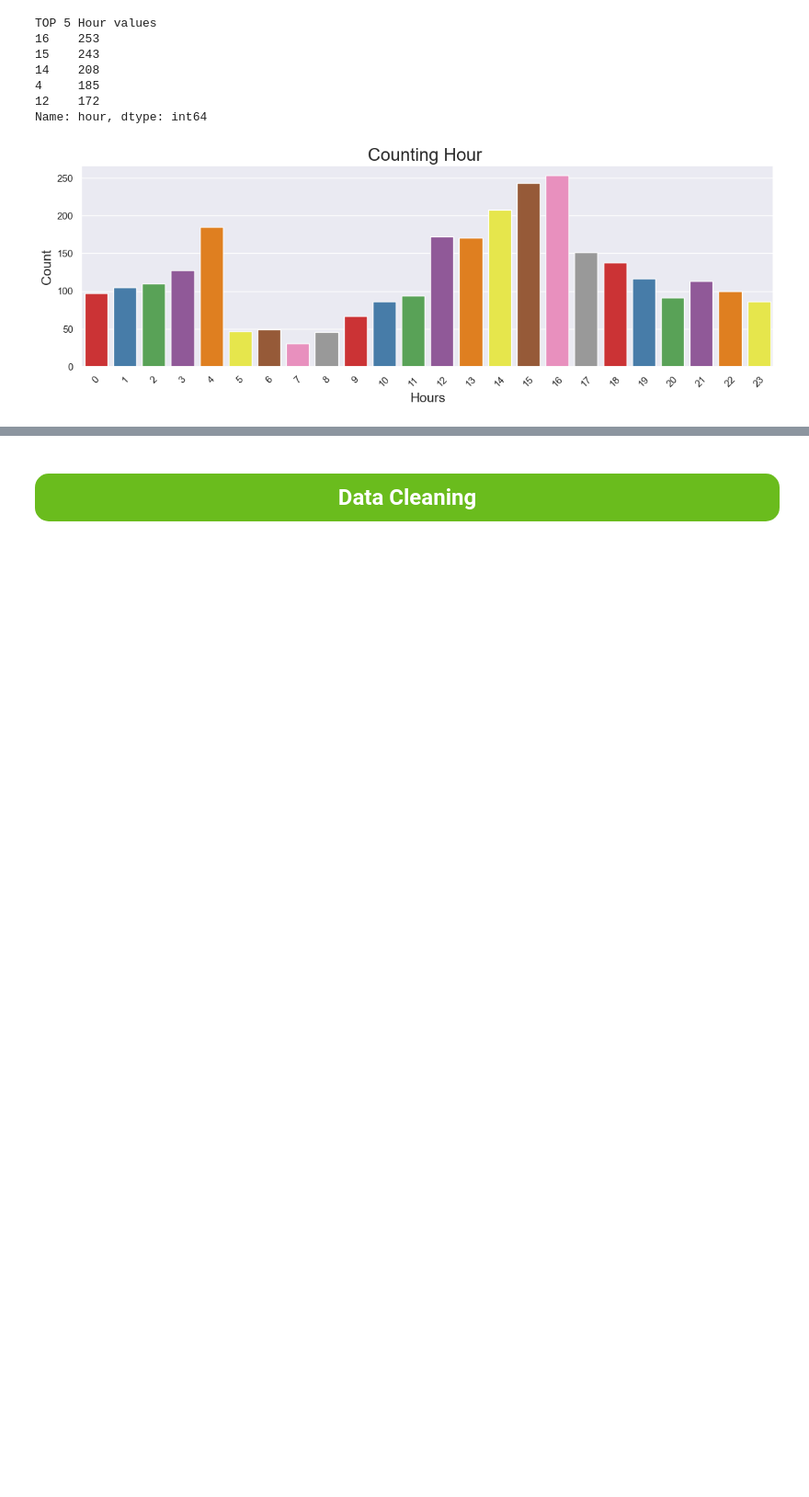
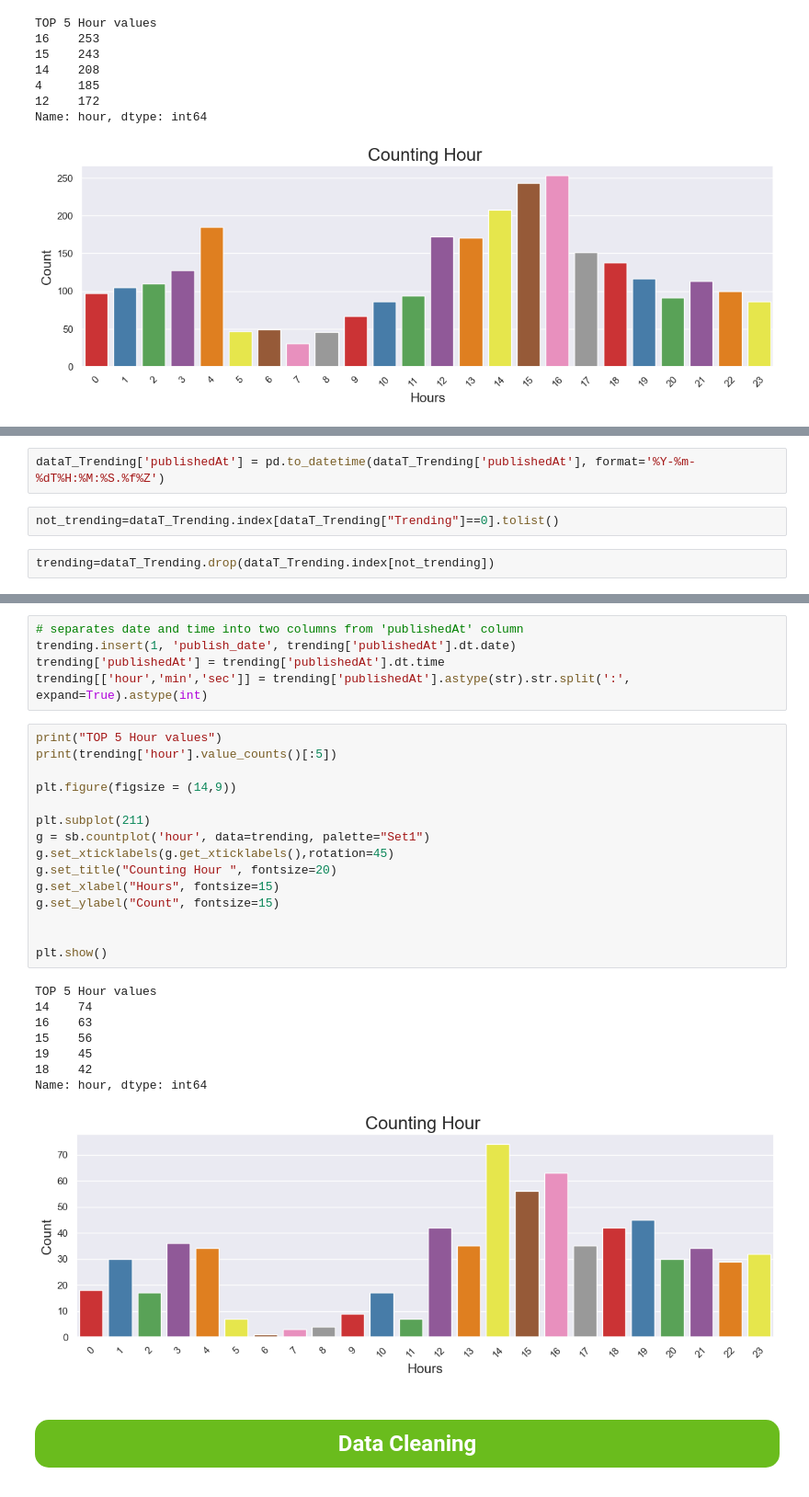
Before and after one commit to jhmarkkk/Youtube_Analysis, a Jupyter notebook: C.ipynb, the cells around one changed output, grey strips where cells are left out. Shown at 92% size. Drawn from its saved outputs; the diff is of its cells as text; blank space fills up the shorter version.

```diff
--- a/C.ipynb
+++ b/C.ipynb
@@ -211,0 +290,6 @@ Name: hour, dtype: int64
+# %%
+dataT_Trending['publishedAt'] = pd.to_datetime(dataT_Trending['publishedAt'], format='%Y-%m-%dT%H:%M:%S.%f%Z')
+# %%
+not_trending=dataT_Trending.index[dataT_Trending["Trending"]==0].tolist()
+# %%
+trending=dataT_Trending.drop(dataT_Trending.index[not_trending])
@@ -212,3 +305,32 @@ Name: hour, dtype: int64
+# %%
+# separates date and time into two columns from 'publishedAt' column
+trending.insert(1, 'publish_date', trending['publishedAt'].dt.date)
+trending['publishedAt'] = trending['publishedAt'].dt.time
+trending[['hour','min','sec']] = trending['publishedAt'].astype(str).str.split(':', expand=True).astype(int)
+# %%
+print("TOP 5 Hour values")
+print(trending['hour'].value_counts()[:5])
+
+plt.figure(figsize = (14,9))
+
+plt.subplot(211)
+g = sb.countplot('hour', data=trending, palette="Set1")
+g.set_xticklabels(g.get_xticklabels(),rotation=45)
+g.set_title("Counting Hour ", fontsize=20)
+g.set_xlabel("Hours", fontsize=15)
+g.set_ylabel("Count", fontsize=15)
+
+
+plt.show()
+# %% [output]
+TOP 5 Hour values
+14    74
+16    63
+15    56
+19    45
+18    42
+Name: hour, dtype: int64
+[figure, added]
 # %% [markdown]
 <div style = "color: Black;
               display: fill;
```
Also changed, not shown: parts of 52 cells of this notebook.
